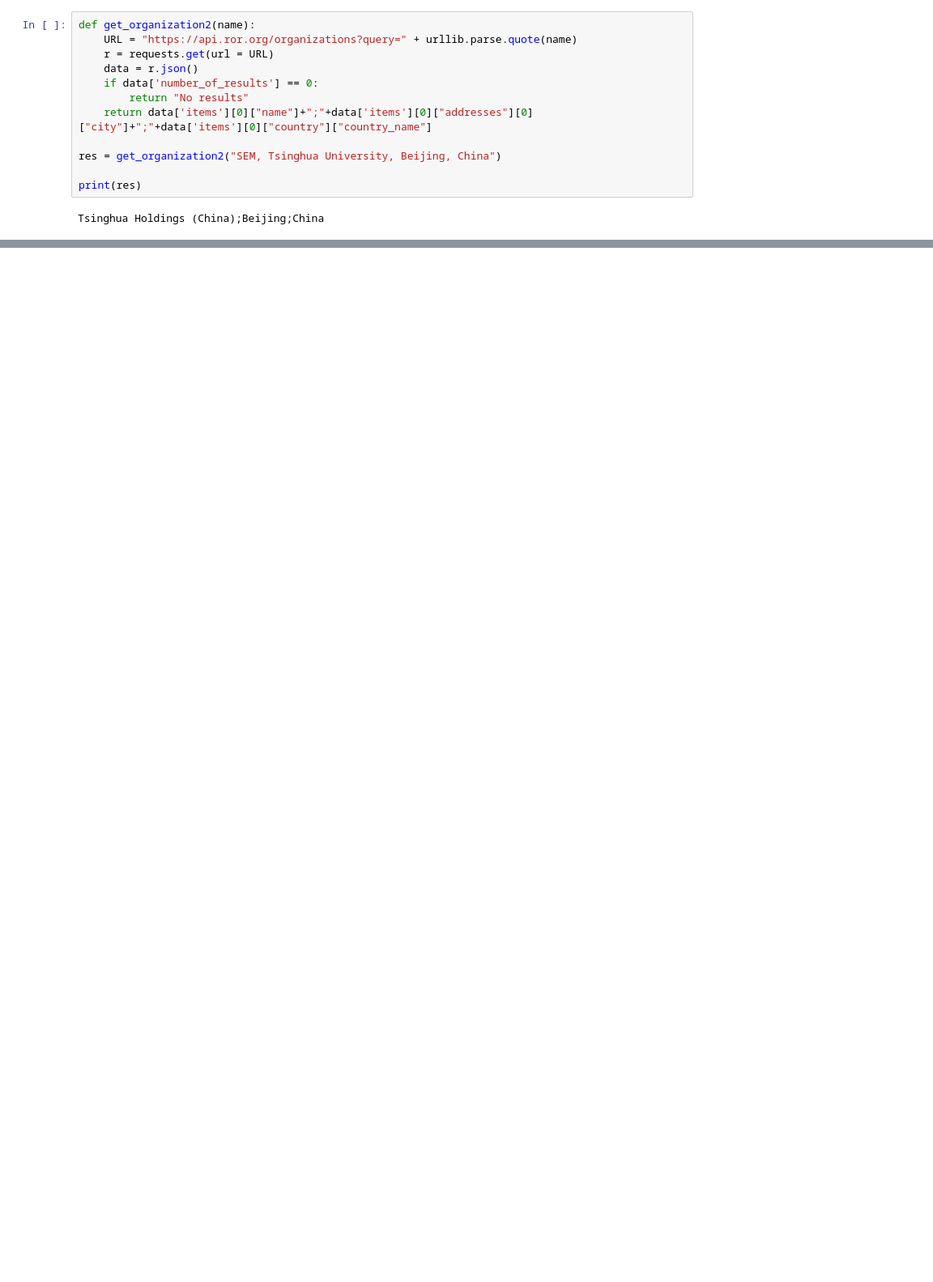
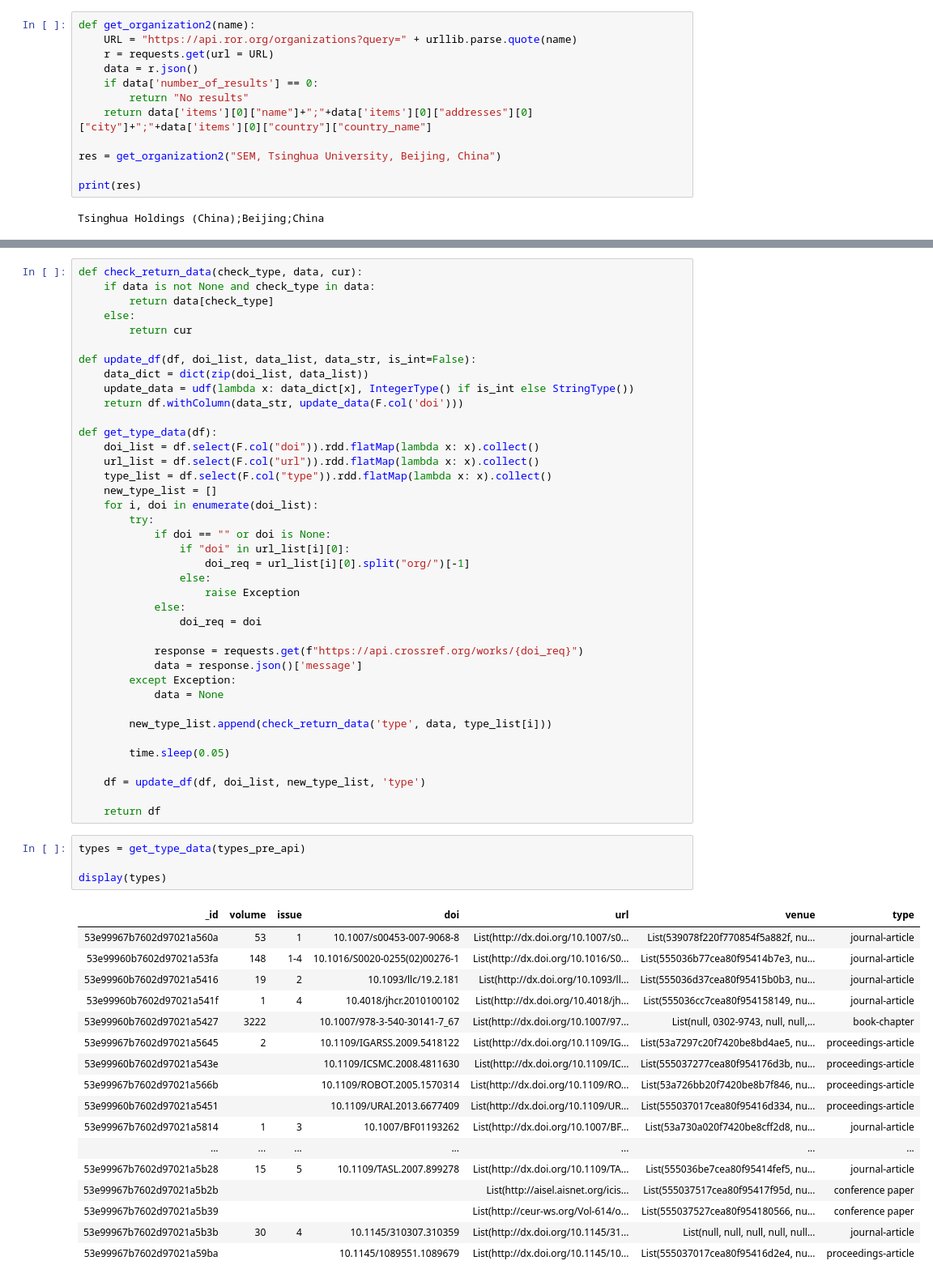
Before and after one commit to Karljohan99/BDM2023-group3, a Jupyter notebook: project1/Project_1.ipynb, the cells around one changed output, grey strips where cells are left out. Shown at 81% size. Saved outputs shown, nothing was run; the diff lists cells and outputs as text; blank space fills up the shorter version.

```diff
--- a/project1/Project_1.ipynb
+++ b/project1/Project_1.ipynb
@@ -180,0 +332,61 @@ Tsinghua Holdings (China);Beijing;China
+# %%
+def check_return_data(check_type, data, cur):
+    if data is not None and check_type in data:
+        return data[check_type]
+    else:
+        return cur
+
+def update_df(df, doi_list, data_list, data_str, is_int=False):
+    data_dict = dict(zip(doi_list, data_list))
+    update_data = udf(lambda x: data_dict[x], IntegerType() if is_int else StringType())
+    return df.withColumn(data_str, update_data(F.col('doi')))
+
+def get_type_data(df):
+    doi_list = df.select(F.col("doi")).rdd.flatMap(lambda x: x).collect()
+    url_list = df.select(F.col("url")).rdd.flatMap(lambda x: x).collect()
+    type_list = df.select(F.col("type")).rdd.flatMap(lambda x: x).collect()
+    new_type_list = []
+    for i, doi in enumerate(doi_list):
+        try:
+            if doi == "" or doi is None:
+                if "doi" in url_list[i][0]:
+                    doi_req = url_list[i][0].split("org/")[-1]
+                else:
+                    raise Exception
+            else:
+                doi_req = doi
+
+            response = requests.get(f"https://api.crossref.org/works/{doi_req}")
+            data = response.json()['message']
+        except Exception:
+            data = None
+
+        new_type_list.append(check_return_data('type', data, type_list[i]))
+
+        time.sleep(0.05)
+
+    df = update_df(df, doi_list, new_type_list, 'type')
+
+    return df
+# %%
+types = get_type_data(types_pre_api)
+
+display(types)
+# %% [output]
+| _id | volume | issue | doi | url | venue | type |
+| 53e99967b7602d97021a560a | 53 | 1 | 10.1007/s00453-007-9068-8 | List(http://dx.doi.org/10.1007/s0... | List(539078f220f770854f5a882f, nu... | journal-article |
+| 53e99960b7602d97021a53fa | 148 | 1-4 | 10.1016/S0020-0255(02)00276-1 | List(http://dx.doi.org/10.1016/S0... | List(555036b77cea80f95414b7e3, nu... | journal-article |
+| 53e99960b7602d97021a5416 | 19 | 2 | 10.1093/llc/19.2.181 | List(http://dx.doi.org/10.1093/ll... | List(555036d37cea80f95415b0b3, nu... | journal-article |
+| 53e99960b7602d97021a541f | 1 | 4 | 10.4018/jhcr.2010100102 | List(http://dx.doi.org/10.4018/jh... | List(555036cc7cea80f954158149, nu... | journal-article |
+| 53e99960b7602d97021a5427 | 3222 |  | 10.1007/978-3-540-30141-7_67 | List(http://dx.doi.org/10.1007/97... | List(null, 0302-9743, null, null,... | book-chapter |
+| 53e99967b7602d97021a5645 | 2 |  | 10.1109/IGARSS.2009.5418122 | List(http://dx.doi.org/10.1109/IG... | List(53a7297c20f7420be8bd4ae5, nu... | proceedings-article |
+| 53e99960b7602d97021a543e |  |  | 10.1109/ICSMC.2008.4811630 | List(http://dx.doi.org/10.1109/IC... | List(555037277cea80f954176d3b, nu... | proceedings-article |
+| 53e99967b7602d97021a566b |  |  | 10.1109/ROBOT.2005.1570314 | List(http://dx.doi.org/10.1109/RO... | List(53a726bb20f7420be8b7f846, nu... | proceedings-article |
+| 53e99960b7602d97021a5451 |  |  | 10.1109/URAI.2013.6677409 | List(http://dx.doi.org/10.1109/UR... | List(555037017cea80f95416d334, nu... | proceedings-article |
+| 53e99967b7602d97021a5814 | 1 | 3 | 10.1007/BF01193262 | List(http://dx.doi.org/10.1007/BF... | List(53a730a020f7420be8cff2d8, nu... | journal-article |
+| ... | ... | ... | ... | ... | ... | ... |
+| 53e99967b7602d97021a5b28 | 15 | 5 | 10.1109/TASL.2007.899278 | List(http://dx.doi.org/10.1109/TA... | List(555036be7cea80f95414fef5, nu... | journal-article |
+| 53e99967b7602d97021a5b2b |  |  |  | List(http://aisel.aisnet.org/icis... | List(555037517cea80f95417f95d, nu... | conference paper |
+| 53e99967b7602d97021a5b39 |  |  |  | List(http://ceur-ws.org/Vol-614/o... | List(555037527cea80f954180566, nu... | conference paper |
+| 53e99967b7602d97021a5b3b | 30 | 4 | 10.1145/310307.310359 | List(http://dx.doi.org/10.1145/31... | List(null, null, null, null, null... | journal-article |
+| 53e99967b7602d97021a59ba |  |  | 10.1145/1089551.1089679 | List(http://dx.doi.org/10.1145/10... | List(555037017cea80f95416d2e4, nu... | proceedings-article |
```
Also changed, not shown: parts of 19 cells of this notebook.
